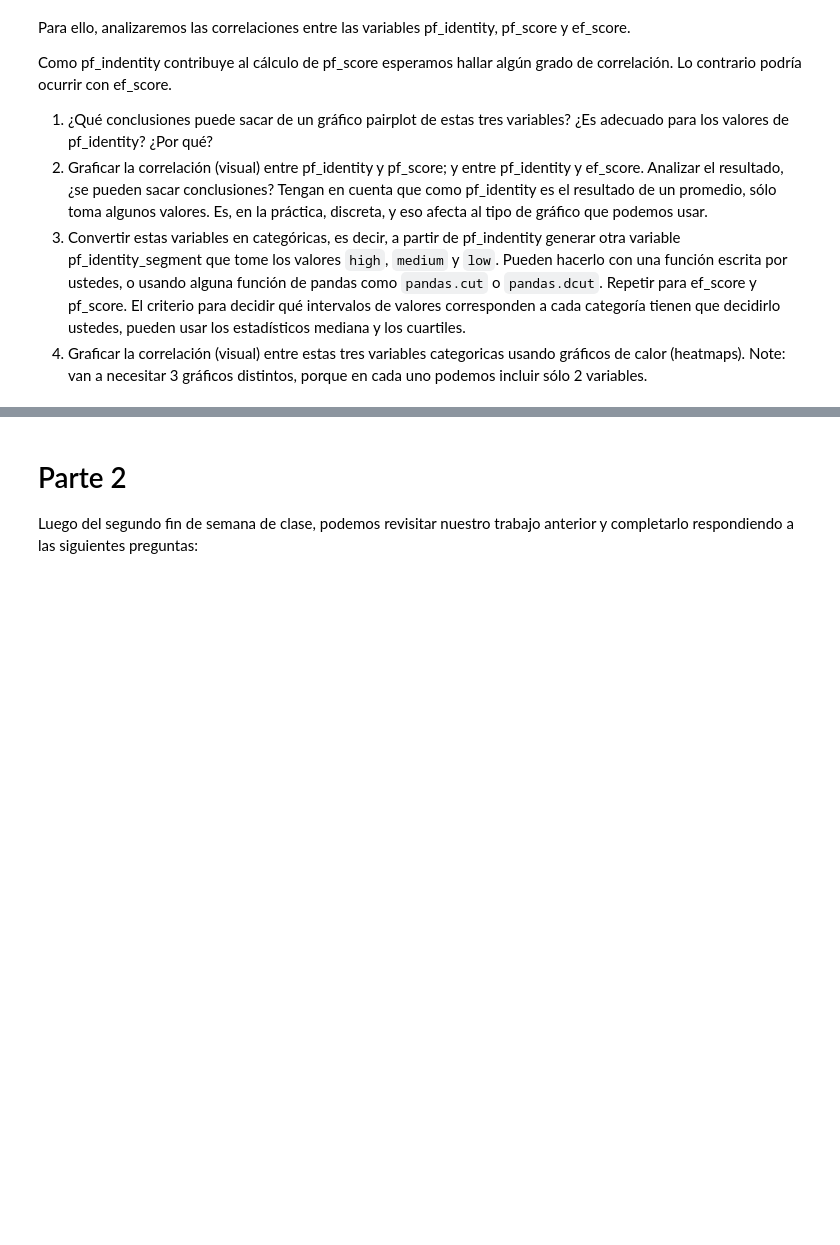
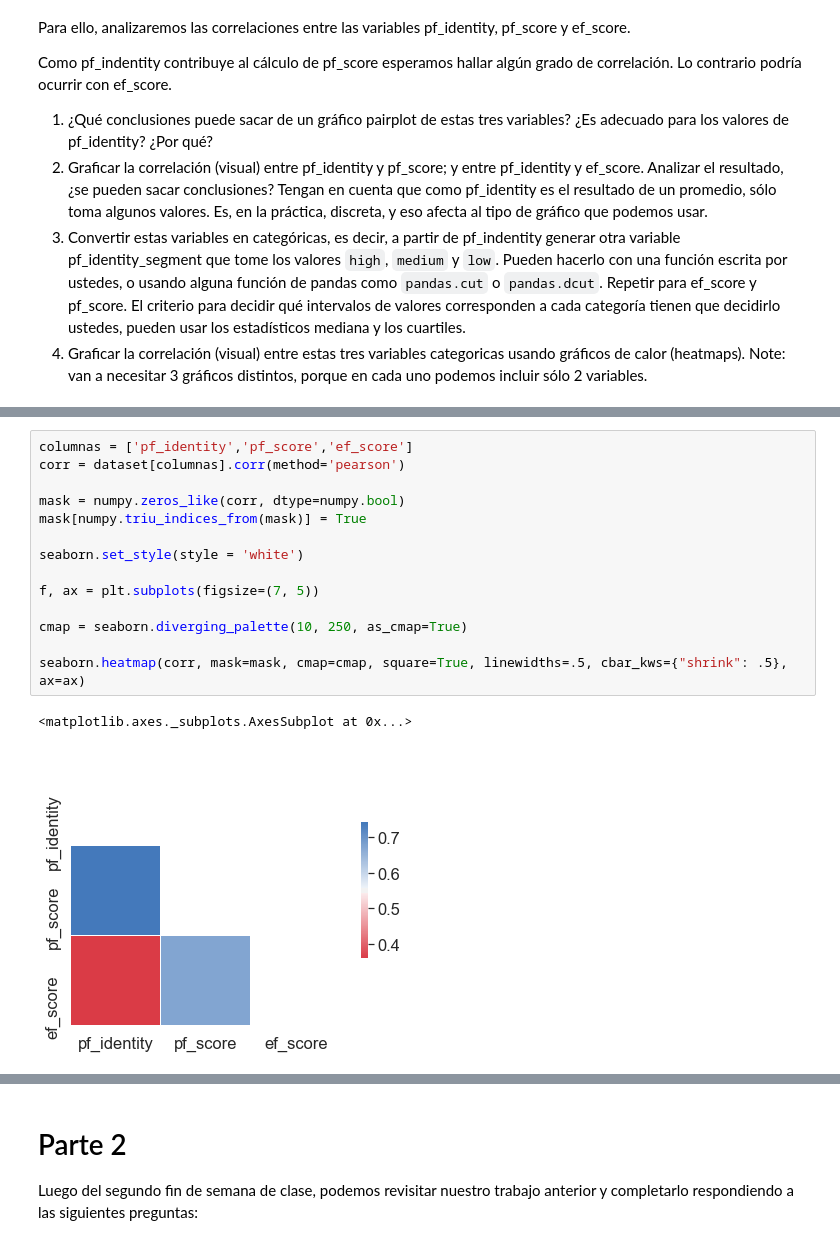
Before and after one commit to diegobcuadro/AyV_Grupo10, a Jupyter notebook: practico.ipynb, the cells around one changed output, grey strips where cells are left out. Saved outputs shown, nothing was run; the diff lists cells and outputs as text; blank space fills up the shorter version.

```diff
--- a/practico.ipynb
+++ b/practico.ipynb
@@ -646,0 +655,17 @@ Como pf_indentity contribuye al cálculo de pf_score esperamos hallar algún gra
+# %%
+columnas = ['pf_identity','pf_score','ef_score']
+corr = dataset[columnas].corr(method='pearson')
+
+mask = numpy.zeros_like(corr, dtype=numpy.bool)
+mask[numpy.triu_indices_from(mask)] = True
+
+seaborn.set_style(style = 'white')
+
+f, ax = plt.subplots(figsize=(7, 5))
+
+cmap = seaborn.diverging_palette(10, 250, as_cmap=True)
+
+seaborn.heatmap(corr, mask=mask, cmap=cmap, square=True, linewidths=.5, cbar_kws={"shrink": .5}, ax=ax)
+# %% [output]
+<matplotlib.axes._subplots.AxesSubplot at 0x...>
+[figure, added]
```
Also changed, not shown: parts of 20 cells of this notebook.
